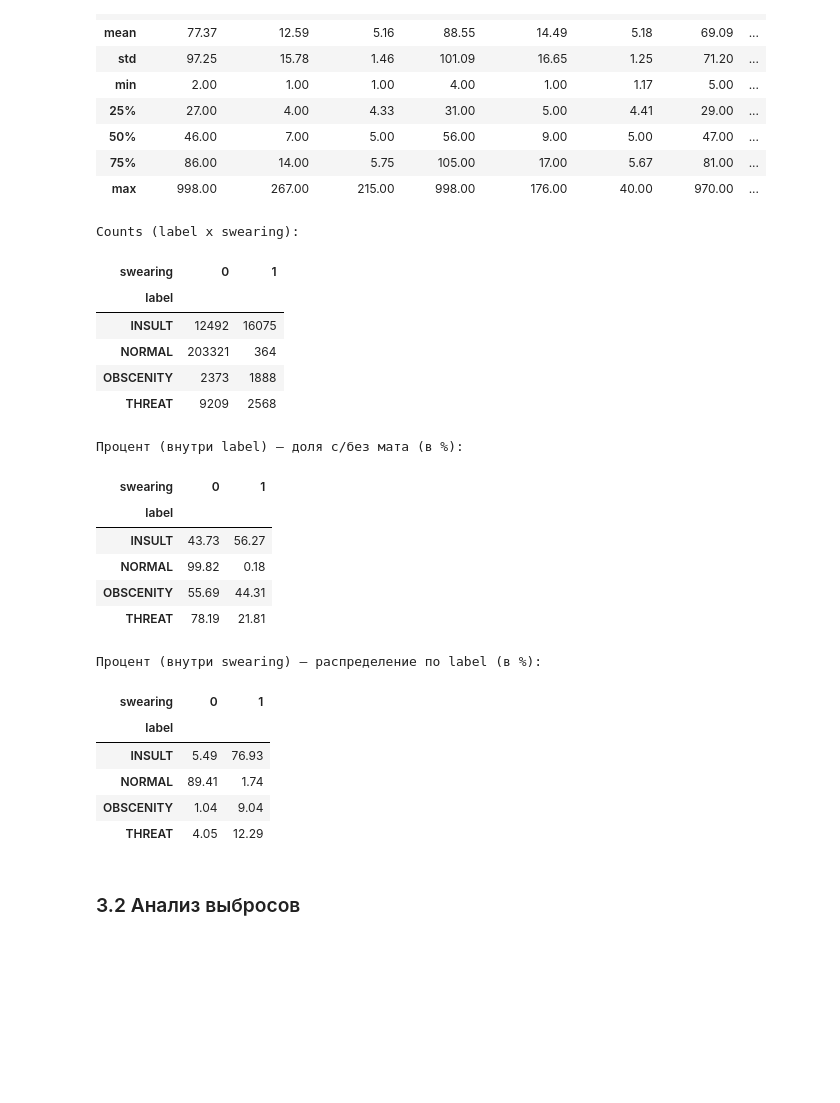
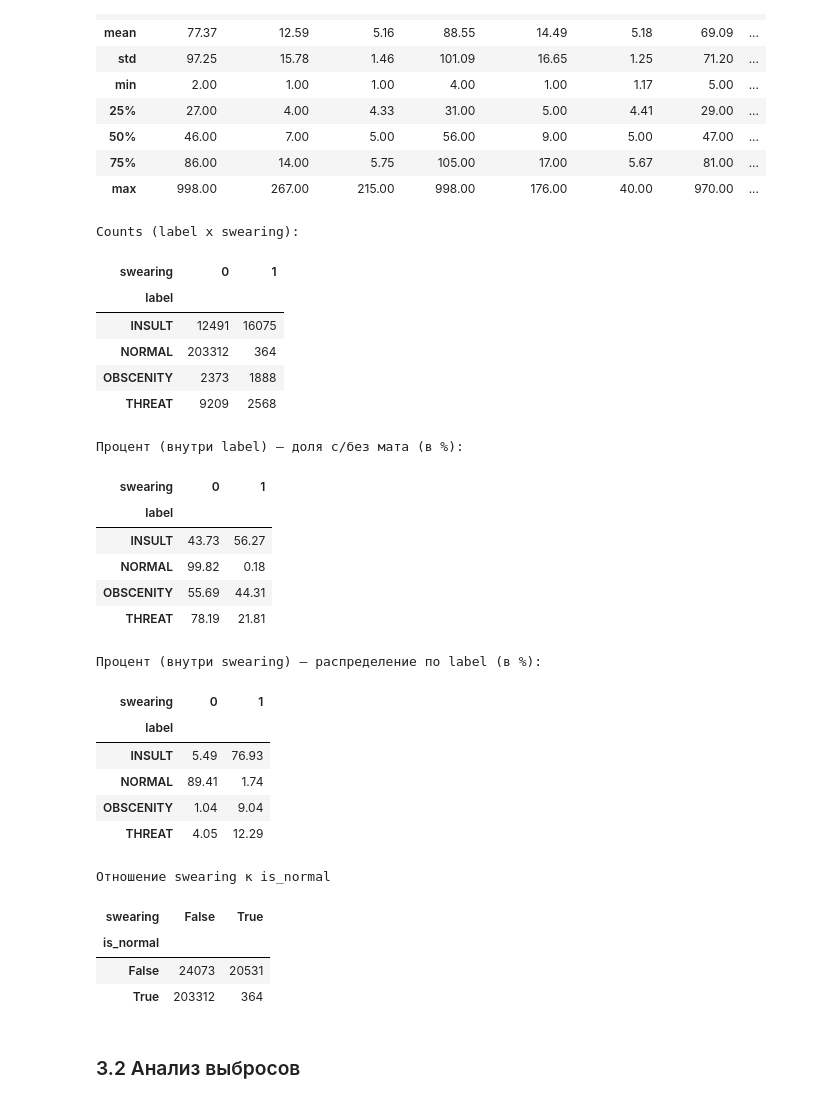
Before and after one commit to toxic-comments/toxic-comments, a Jupyter notebook: EDA/EDA.ipynb, the cells around one changed output. Drawn from its saved outputs; the diff is of its cells as text; code cells hidden in the pictures; blank space fills up the shorter version.

```diff
--- a/EDA/EDA.ipynb
+++ b/EDA/EDA.ipynb
@@ -320,23 +319,27 @@ df["swearing"] = df["comment"].apply(lambda text: bool(re.search(swearing_patter
 # %%
 counts = df.groupby(["label", "swearing"]).size().unstack(fill_value=0)
 counts.columns = counts.columns.astype(int)
 print("\nCounts (label x swearing):")
 display(counts)
 
 percent_within_label = (counts.div(counts.sum(axis=1), axis=0) * 100).round(2)
 print("\nПроцент (внутри label) — доля с/без мата (в %):")
 display(percent_within_label)
 
 counts_by_swearing = counts.T
 percent_within_swearing = (counts_by_swearing.div(counts_by_swearing.sum(axis=1), axis=0) * 100).round(2)
 print("\nПроцент (внутри swearing) — распределение по label (в %):")
 display(percent_within_swearing.T)
+
+
+print("\nОтношение swearing к is_normal")
+pd.crosstab(df['is_normal'], df['swearing'])
 # %% [output]
 Counts (label x swearing):
 | swearing | 0 | 1 |
 | label |  |  |
-| INSULT | 12492 | 16075 |
-| NORMAL | 203321 | 364 |
+| INSULT | 12491 | 16075 |
+| NORMAL | 203312 | 364 |
 | OBSCENITY | 2373 | 1888 |
 | THREAT | 9209 | 2568 |
 Процент (внутри label) — доля с/без мата (в %):
@@ -353,6 +356,11 @@ Counts (label x swearing):
 | NORMAL | 89.41 | 1.74 |
 | OBSCENITY | 1.04 | 9.04 |
 | THREAT | 4.05 | 12.29 |
+Отношение swearing к is_normal
+| swearing | False | True |
+| is_normal |  |  |
+| False | 24073 | 20531 |
+| True | 203312 | 364 |
 # %%
 # Теперь добавим проверку на содержание разных видов эмодзи в датасете
 # Сделаем для каждого эмодзи отдельные колонки
```
Also changed, not shown: parts of 10 cells of this notebook.
